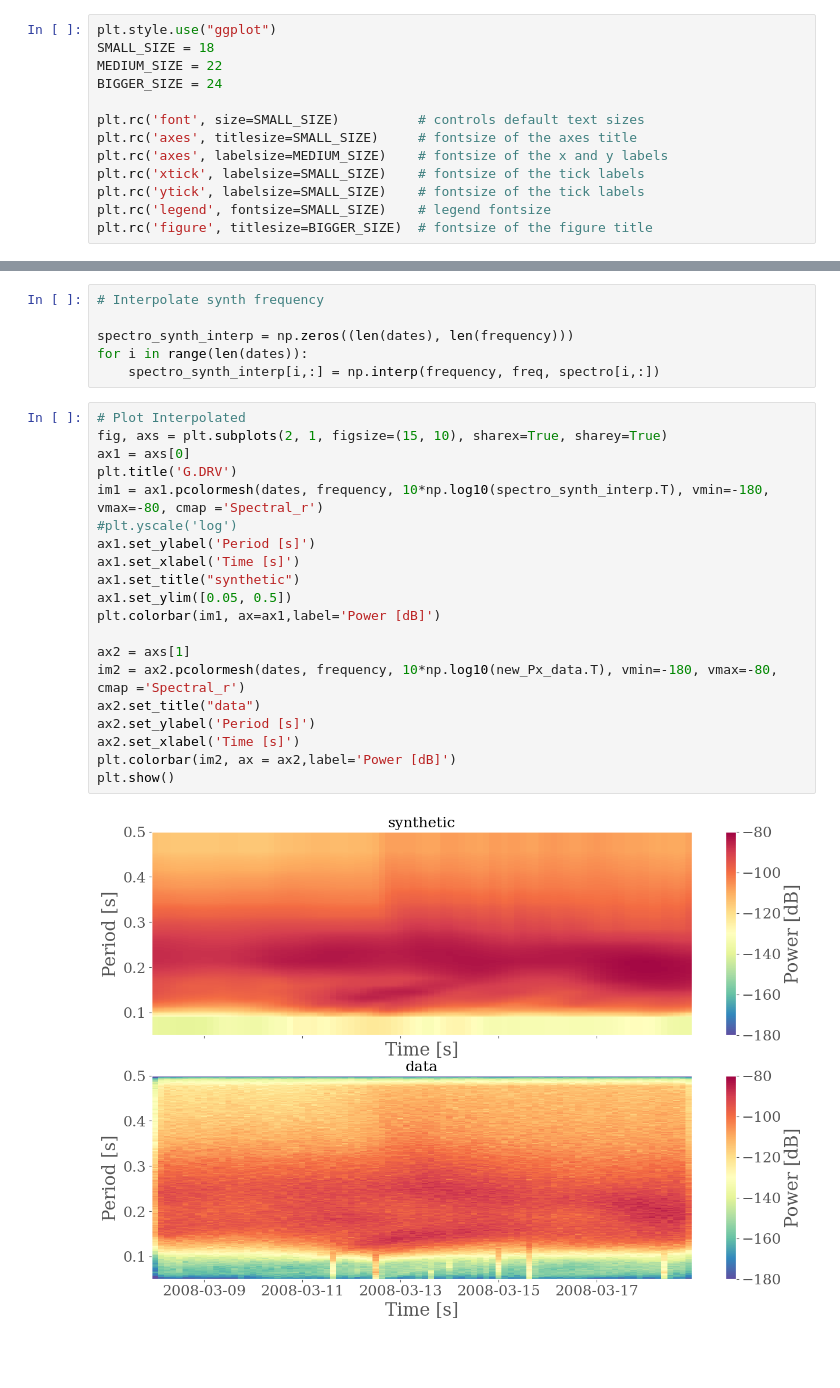
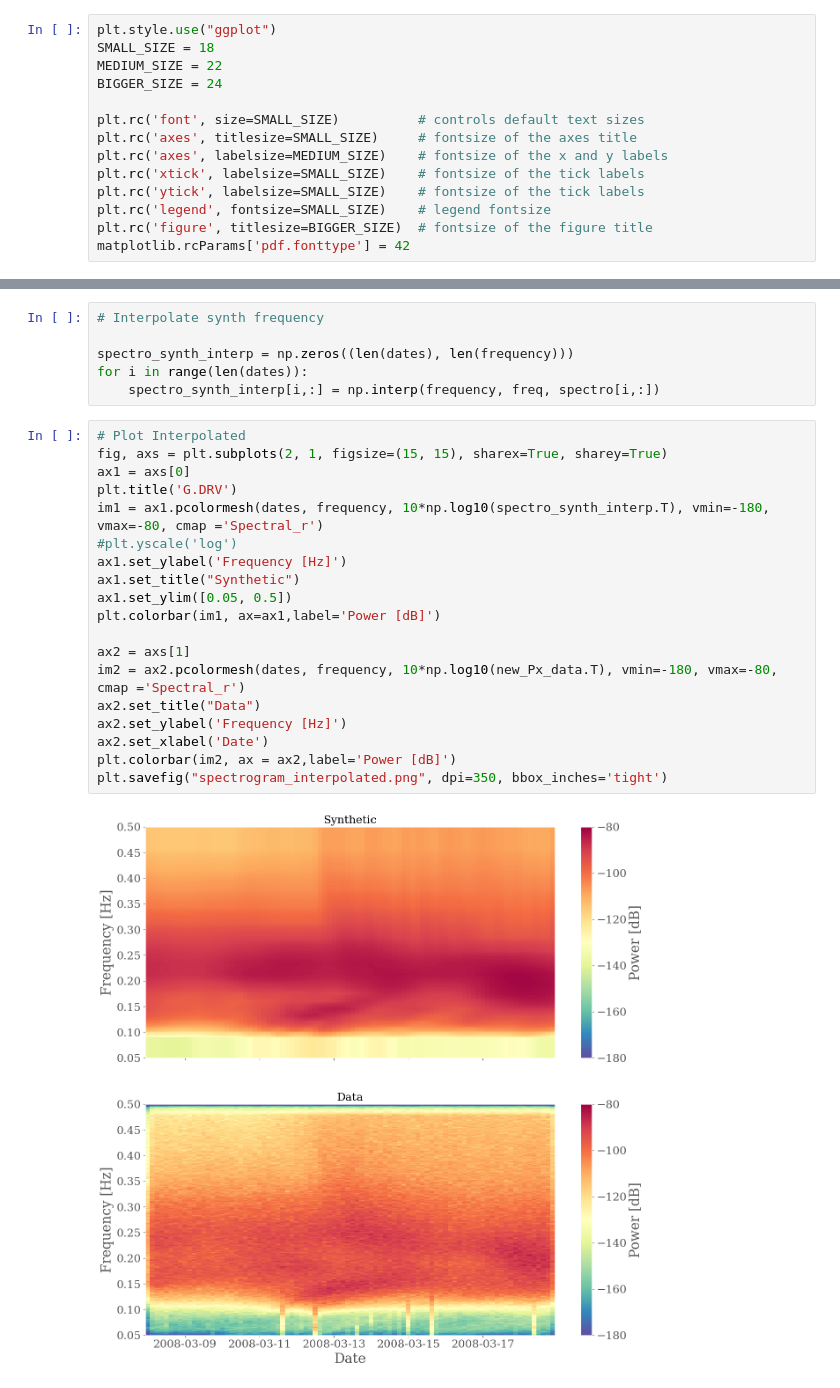
Before and after one commit to lystom/WMSAN, a Jupyter notebook: notebooks/rayleigh_waves/spectrograms.ipynb, the cells around one changed output, grey strips where cells are left out. Saved outputs shown, nothing was run; the diff lists cells and outputs as text; blank space fills up the shorter version.

Commit message:
Update details on plot.
On branch main.

```diff
--- a/notebooks/rayleigh_waves/spectrograms.ipynb
+++ b/notebooks/rayleigh_waves/spectrograms.ipynb
@@ -31,6 +32,7 @@ plt.rc('xtick', labelsize=SMALL_SIZE)    # fontsize of the tick labels
 plt.rc('ytick', labelsize=SMALL_SIZE)    # fontsize of the tick labels
 plt.rc('legend', fontsize=SMALL_SIZE)    # legend fontsize
 plt.rc('figure', titlesize=BIGGER_SIZE)  # fontsize of the figure title
+matplotlib.rcParams['pdf.fonttype'] = 42
 # %% [markdown]
 # Spectrograms From WW3 Hindcast
 
@@ -157,26 +159,25 @@ for i in range(len(dates)):
     spectro_synth_interp[i,:] = np.interp(frequency, freq, spectro[i,:])
 # %%
 # Plot Interpolated
-fig, axs = plt.subplots(2, 1, figsize=(15, 10), sharex=True, sharey=True)
+fig, axs = plt.subplots(2, 1, figsize=(15, 15), sharex=True, sharey=True)
 ax1 = axs[0]
 plt.title('G.DRV')
 im1 = ax1.pcolormesh(dates, frequency, 10*np.log10(spectro_synth_interp.T), vmin=-180, vmax=-80, cmap ='Spectral_r')
 #plt.yscale('log')
-ax1.set_ylabel('Period [s]')
-ax1.set_xlabel('Time [s]')
-ax1.set_title("synthetic")
+ax1.set_ylabel('Frequency [Hz]')
+ax1.set_title("Synthetic")
 ax1.set_ylim([0.05, 0.5])
 plt.colorbar(im1, ax=ax1,label='Power [dB]')
 
 ax2 = axs[1]
 im2 = ax2.pcolormesh(dates, frequency, 10*np.log10(new_Px_data.T), vmin=-180, vmax=-80, cmap ='Spectral_r')
-ax2.set_title("data")
-ax2.set_ylabel('Period [s]')
-ax2.set_xlabel('Time [s]')
+ax2.set_title("Data")
+ax2.set_ylabel('Frequency [Hz]')
+ax2.set_xlabel('Date')
 plt.colorbar(im2, ax = ax2,label='Power [dB]')
-plt.show()
+plt.savefig("spectrogram_interpolated.png", dpi=350, bbox_inches='tight')
 # %% [output]
-[figure, old version]
+[figure, new version]
 # %%
 # Compute difference
 
```
Also changed, not shown: parts of 2 cells of this notebook, 1 other file.
